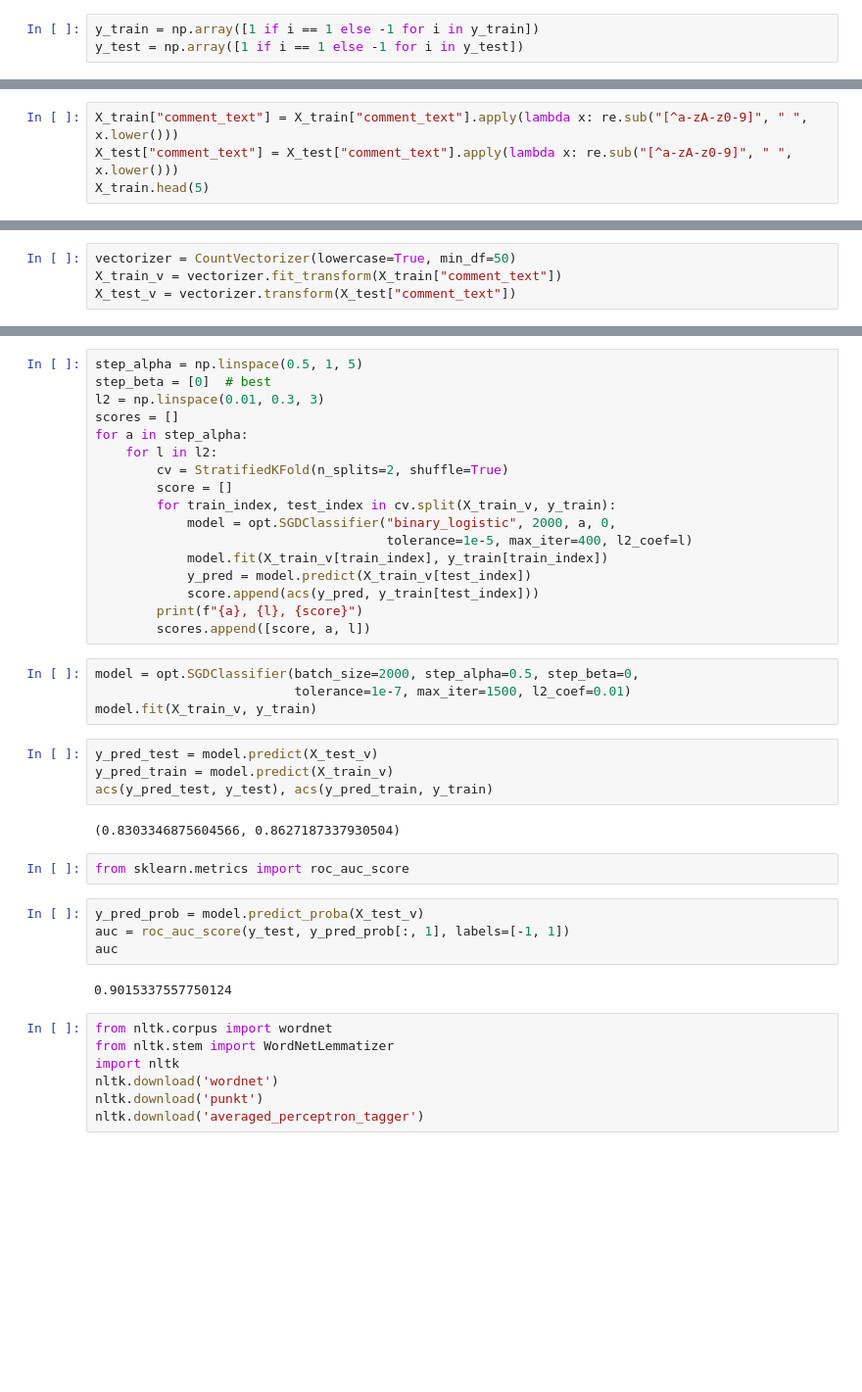
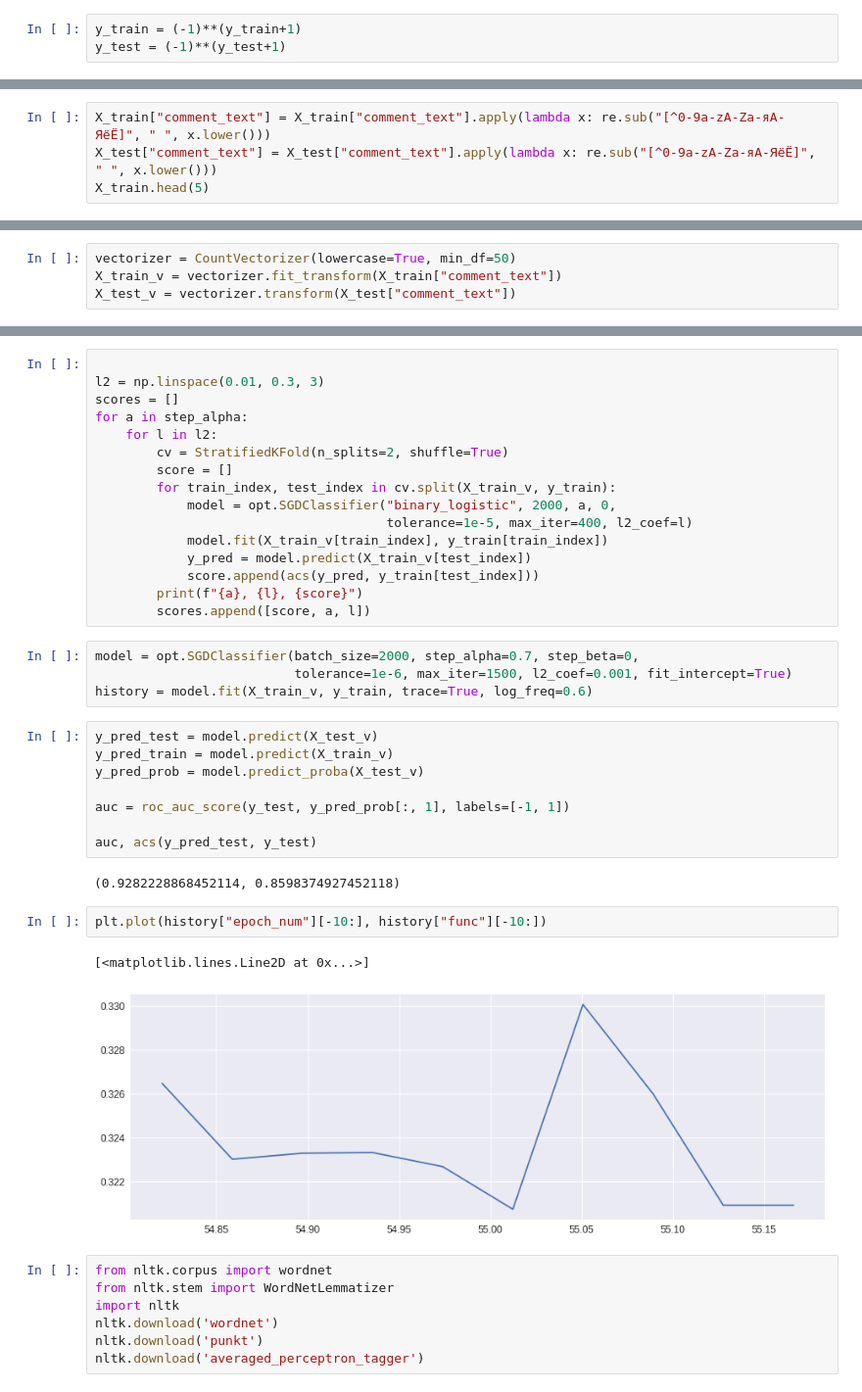
Before and after one commit to Tytskiy/Study, a Jupyter notebook: mmp-fall-2020/practicum/hm-6(linear)/experiments.ipynb, the cells around one changed output, grey strips where cells are left out. Shown at 98% size. Drawn from its saved outputs; the diff is of its cells as text; blank space fills up the shorter version.

```diff
--- a/mmp-fall-2020/practicum/hm-6(linear)/experiments.ipynb
+++ b/mmp-fall-2020/practicum/hm-6(linear)/experiments.ipynb
@@ -23,9 +24,9 @@ X_train = pd.read_csv("_data/toxic_train.csv")
 X_test = pd.read_csv("_data/toxic_test.csv")
 y_train = X_train["is_toxic"].values
 y_test = X_test["is_toxic"].values
-# %%
-y_train = np.array([1 if i == 1 else -1 for i in y_train])
-y_test = np.array([1 if i == 1 else -1 for i in y_test])
+# %%
+y_train = (-1)**(y_train+1)
+y_test = (-1)**(y_test+1)
 # %%
 X_train.head(5)
 # %% [output]
@@ -47,8 +48,8 @@ comment_text    0.0
 is_toxic        0.0
 dtype: float64
 # %%
-X_train["comment_text"] = X_train["comment_text"].apply(lambda x: re.sub("[^a-zA-z0-9]", " ", x.lower()))
-X_test["comment_text"] = X_test["comment_text"].apply(lambda x: re.sub("[^a-zA-z0-9]", " ", x.lower()))
+X_train["comment_text"] = X_train["comment_text"].apply(lambda x: re.sub("[^0-9a-zA-Zа-яА-ЯёЁ]", " ", x.lower()))
+X_test["comment_text"] = X_test["comment_text"].apply(lambda x: re.sub("[^0-9a-zA-Zа-яА-ЯёЁ]", " ", x.lower()))
 X_train.head(5)
 # %% [output]
 |  | Unnamed: 0 | comment_text | is_toxic |
@@ -398,6 +361,5 @@ from sklearn.metrics import accuracy_score as acs
 # %%
-step_alpha = np.linspace(0.5, 1, 5)
-step_beta = [0]  # best
+
 l2 = np.linspace(0.01, 0.3, 3)
 scores = []
 for a in step_alpha:
@@ -413,23 +375,24 @@ for a in step_alpha:
         print(f"{a}, {l}, {score}")
         scores.append([score, a, l])
 # %%
-model = opt.SGDClassifier(batch_size=2000, step_alpha=0.5, step_beta=0,
-                          tolerance=1e-7, max_iter=1500, l2_coef=0.01)
-model.fit(X_train_v, y_train)
+model = opt.SGDClassifier(batch_size=2000, step_alpha=0.7, step_beta=0,
+                          tolerance=1e-6, max_iter=1500, l2_coef=0.001, fit_intercept=True)
+history = model.fit(X_train_v, y_train, trace=True, log_freq=0.6)
 # %%
 y_pred_test = model.predict(X_test_v)
 y_pred_train = model.predict(X_train_v)
-acs(y_pred_test, y_test), acs(y_pred_train, y_train)
+y_pred_prob = model.predict_proba(X_test_v)
+
+auc = roc_auc_score(y_test, y_pred_prob[:, 1], labels=[-1, 1])
+
+auc, acs(y_pred_test, y_test)
 # %% [output]
-(0.8303346875604566, 0.8627187337930504)
+(0.9282228868452114, 0.8598374927452118)
-# %%
-from sklearn.metrics import roc_auc_score
-# %%
-y_pred_prob = model.predict_proba(X_test_v)
-auc = roc_auc_score(y_test, y_pred_prob[:, 1], labels=[-1, 1])
-auc
-# %% [output]
-0.9015337557750124
+# %%
+plt.plot(history["epoch_num"][-10:], history["func"][-10:])
+# %% [output]
+[<matplotlib.lines.Line2D at 0x...>]
+[figure, added]
 # %%
 from nltk.corpus import wordnet
 from nltk.stem import WordNetLemmatizer
```
Also changed, not shown: parts of 48 cells of this notebook, 4 other files.
